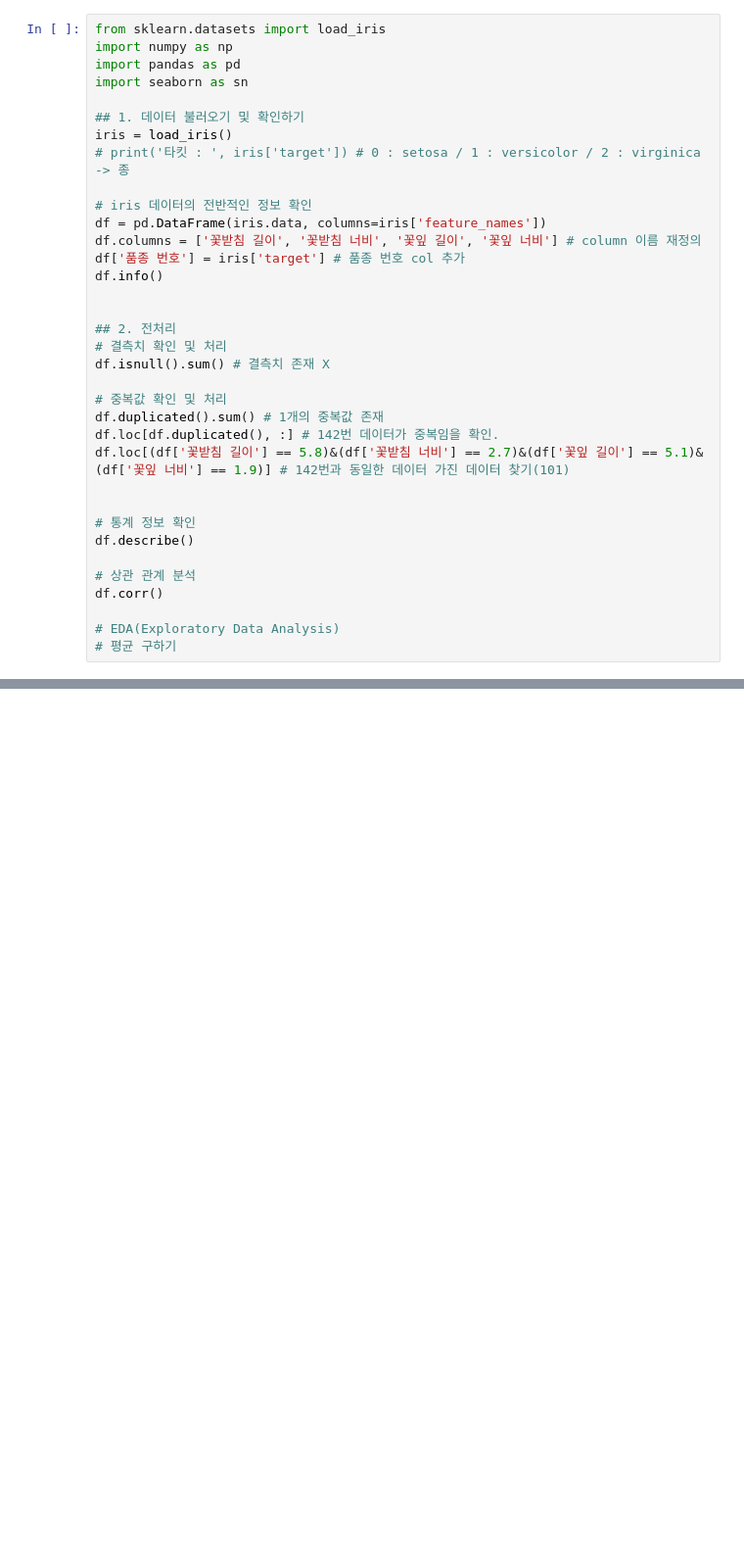
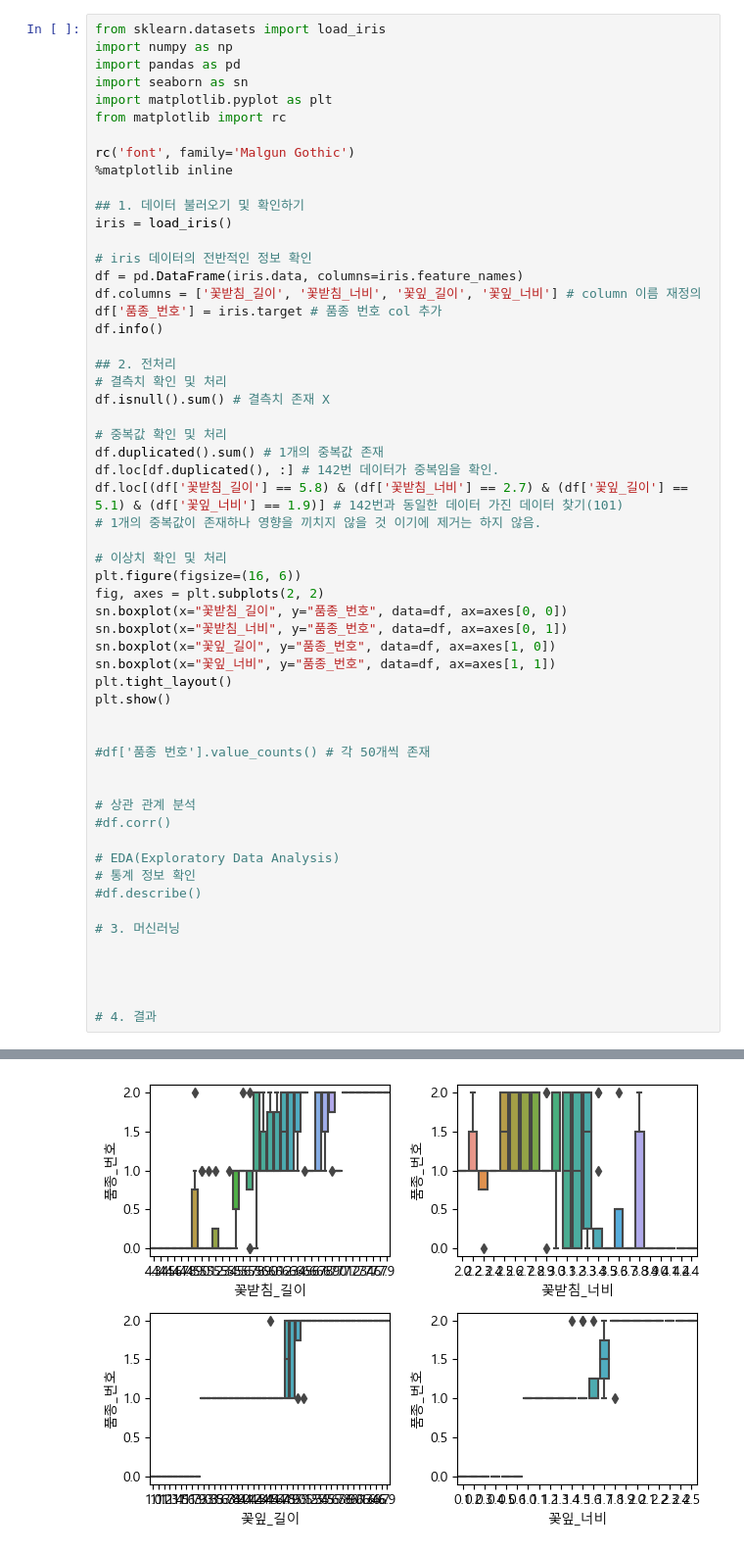
Before and after one commit to YeDongVibe/Python_Class, a Jupyter notebook: 14_mission_R/missionR.ipynb, the cells around one changed output, grey strips where cells are left out. Shown: that part at 98% size. Drawn from its saved outputs; the diff is of its cells as text; blank space fills up the shorter version.

```diff
--- a/14_mission_R/missionR.ipynb
+++ b/14_mission_R/missionR.ipynb
@@ -3,17 +3,20 @@ from sklearn.datasets import load_iris
 import numpy as np
 import pandas as pd
 import seaborn as sn
+import matplotlib.pyplot as plt
+from matplotlib import rc
+
+rc('font', family='Malgun Gothic')
+%matplotlib inline
 
 ## 1. 데이터 불러오기 및 확인하기
 iris = load_iris()
-# print('타킷 : ', iris['target']) # 0 : setosa / 1 : versicolor / 2 : virginica -> 종
 
 # iris 데이터의 전반적인 정보 확인
-df = pd.DataFrame(iris.data, columns=iris['feature_names'])
-df.columns = ['꽃받침 길이', '꽃받침 너비', '꽃잎 길이', '꽃잎 너비'] # column 이름 재정의
-df['품종 번호'] = iris['target'] # 품종 번호 col 추가
+df = pd.DataFrame(iris.data, columns=iris.feature_names)
+df.columns = ['꽃받침_길이', '꽃받침_너비', '꽃잎_길이', '꽃잎_너비'] # column 이름 재정의
+df['품종_번호'] = iris.target # 품종 번호 col 추가
 df.info()
-
 
 ## 2. 전처리
 # 결측치 확인 및 처리
@@ -22,17 +25,36 @@ df.isnull().sum() # 결측치 존재 X
 # 중복값 확인 및 처리
 df.duplicated().sum() # 1개의 중복값 존재
 df.loc[df.duplicated(), :] # 142번 데이터가 중복임을 확인.
-df.loc[(df['꽃받침 길이'] == 5.8)&(df['꽃받침 너비'] == 2.7)&(df['꽃잎 길이'] == 5.1)&(df['꽃잎 너비'] == 1.9)] # 142번과 동일한 데이터 가진 데이터 찾기(101)
+df.loc[(df['꽃받침_길이'] == 5.8) & (df['꽃받침_너비'] == 2.7) & (df['꽃잎_길이'] == 5.1) & (df['꽃잎_너비'] == 1.9)] # 142번과 동일한 데이터 가진 데이터 찾기(101)
+# 1개의 중복값이 존재하나 영향을 끼치지 않을 것 이기에 제거는 하지 않음.
+
+# 이상치 확인 및 처리
+plt.figure(figsize=(16, 6))
+fig, axes = plt.subplots(2, 2)
+sn.boxplot(x="꽃받침_길이", y="품종_번호", data=df, ax=axes[0, 0])
+sn.boxplot(x="꽃받침_너비", y="품종_번호", data=df, ax=axes[0, 1])
+sn.boxplot(x="꽃잎_길이", y="품종_번호", data=df, ax=axes[1, 0])
+sn.boxplot(x="꽃잎_너비", y="품종_번호", data=df, ax=axes[1, 1])
+plt.tight_layout()
+plt.show()
 
 
-# 통계 정보 확인
-df.describe()
+#df['품종 번호'].value_counts() # 각 50개씩 존재
+
 
 # 상관 관계 분석
-df.corr()
+#df.corr()
 
 # EDA(Exploratory Data Analysis)
-# 평균 구하기
+# 통계 정보 확인
+#df.describe()
+
+# 3. 머신러닝
+
+
+
+
+# 4. 결과
 # %% [output]
 <class 'pandas.core.frame.DataFrame'>
 RangeIndex: 150 entries, 0 to 149
@@ -54,0 +72 @@ memory usage: 5.4 KB
+[figure, added]
```
Also changed, not shown: parts of 1 cell of this notebook.
